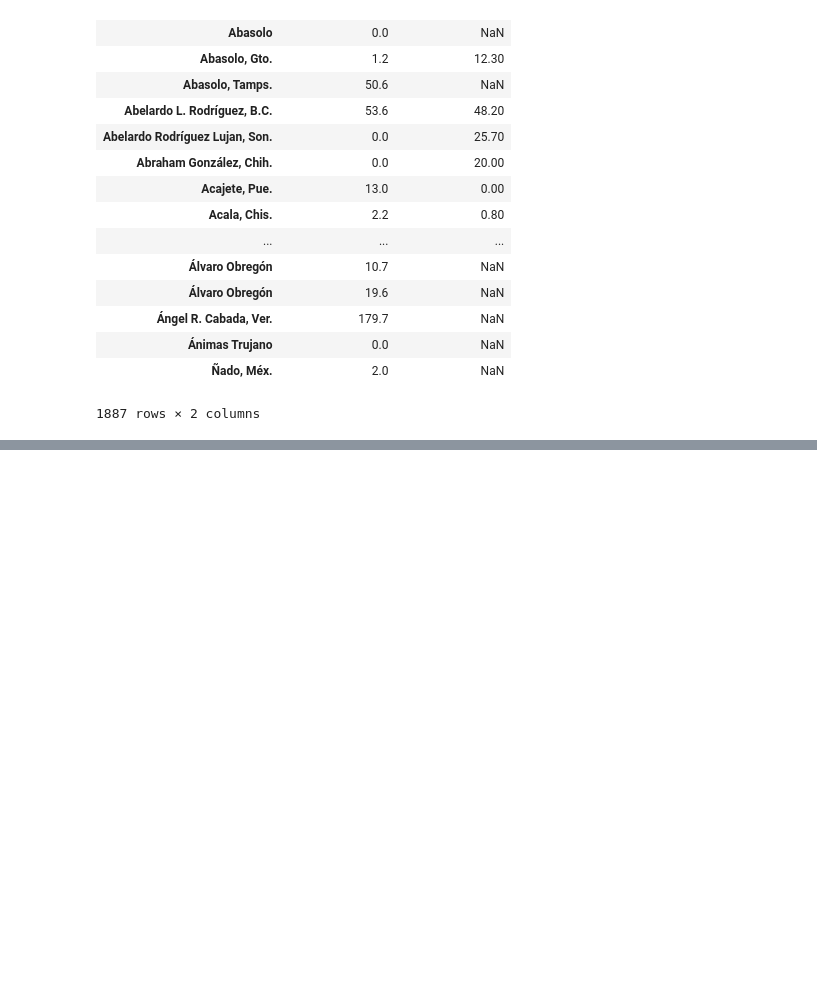
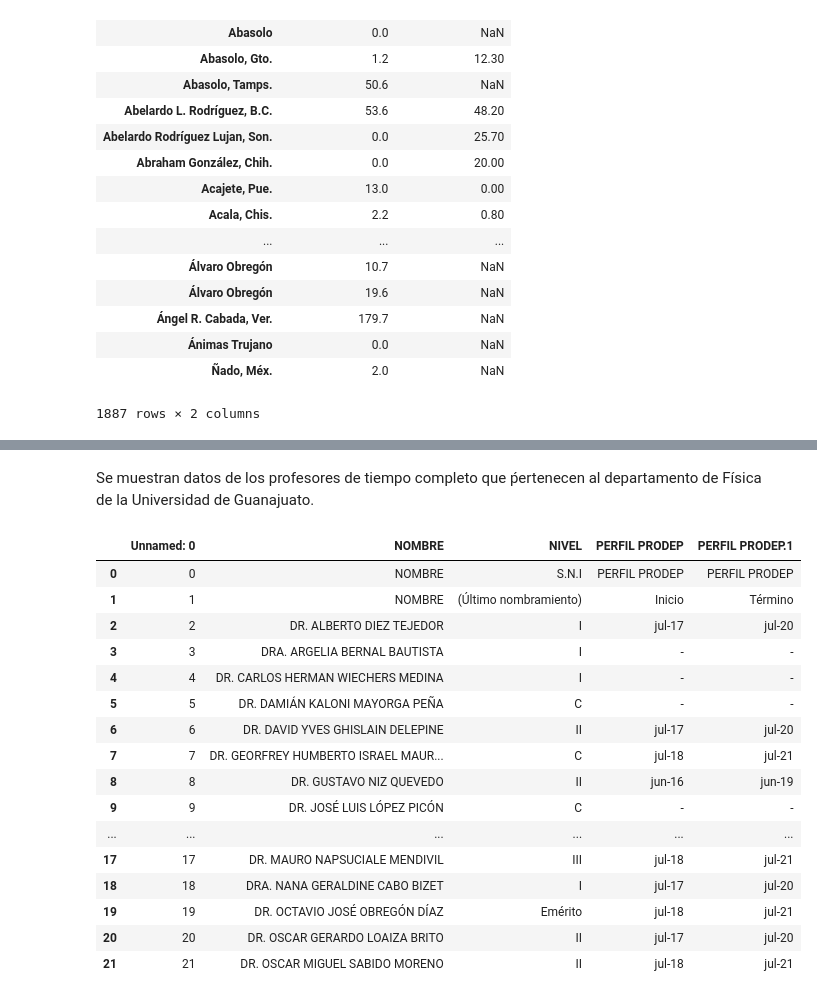
Before and after one commit to DCIDA2019/da2019-anaisabelotodo, a Jupyter notebook: Semana2/Tarea Semana 2/Tarea2.ipynb, the cells around one changed output, grey strips where cells are left out. Saved outputs shown, nothing was run; the diff lists cells and outputs as text; code cells hidden in the pictures; blank space fills up the shorter version.

```diff
--- a/Semana2/Tarea Semana 2/Tarea2.ipynb
+++ b/Semana2/Tarea Semana 2/Tarea2.ipynb
@@ -1994,0 +2003,32 @@ df1.join(df2)
+# %% [markdown]
+Se muestran datos de los profesores de tiempo completo que ṕertenecen al departamento de Física de la Universidad de Guanajuato.
+# %%
+file = 'profes.csv'
+if not os.path.isfile(file):
+    url = "http://fisica.ugto.mx/~secrea/index.php/futuros-alumnos/prof-tiempo-comp/deptofisica"
+    html = requests.get(url).content
+    df_list = pd.read_html(html, header = 1)
+    df = df_list[-1]
+    df.to_csv('profes.csv')
+else:
+    df = pd.read_csv(file)
+
+df
+# %% [output]
+|  | Unnamed: 0 | NOMBRE | NIVEL | PERFIL PRODEP | PERFIL PRODEP.1 |
+| 0 | 0 | NOMBRE | S.N.I | PERFIL PRODEP | PERFIL PRODEP |
+| 1 | 1 | NOMBRE | (Último nombramiento) | Inicio | Término |
+| 2 | 2 | DR. ALBERTO DIEZ TEJEDOR | I | jul-17 | jul-20 |
+| 3 | 3 | DRA. ARGELIA BERNAL BAUTISTA | I | - | - |
+| 4 | 4 | DR. CARLOS HERMAN WIECHERS MEDINA | I | - | - |
+| 5 | 5 | DR. DAMIÁN KALONI MAYORGA PEÑA | C | - | - |
+| 6 | 6 | DR. DAVID YVES GHISLAIN DELEPINE | II | jul-17 | jul-20 |
+| 7 | 7 | DR. GEORFREY HUMBERTO ISRAEL MAUR... | C | jul-18 | jul-21 |
+| 8 | 8 | DR. GUSTAVO NIZ QUEVEDO | II | jun-16 | jun-19 |
+| 9 | 9 | DR. JOSÉ LUIS LÓPEZ PICÓN | C | - | - |
+| ... | ... | ... | ... | ... | ... |
+| 17 | 17 | DR. MAURO NAPSUCIALE MENDIVIL | III | jul-18 | jul-21 |
+| 18 | 18 | DRA. NANA GERALDINE CABO BIZET | I | jul-17 | jul-20 |
+| 19 | 19 | DR. OCTAVIO JOSÉ OBREGÓN DÍAZ | Emérito | jul-18 | jul-21 |
+| 20 | 20 | DR. OSCAR GERARDO LOAIZA BRITO | II | jul-17 | jul-20 |
+| 21 | 21 | DR. OSCAR MIGUEL SABIDO MORENO | II | jul-18 | jul-21 |
```
Also changed, not shown: parts of 4 cells of this notebook.
